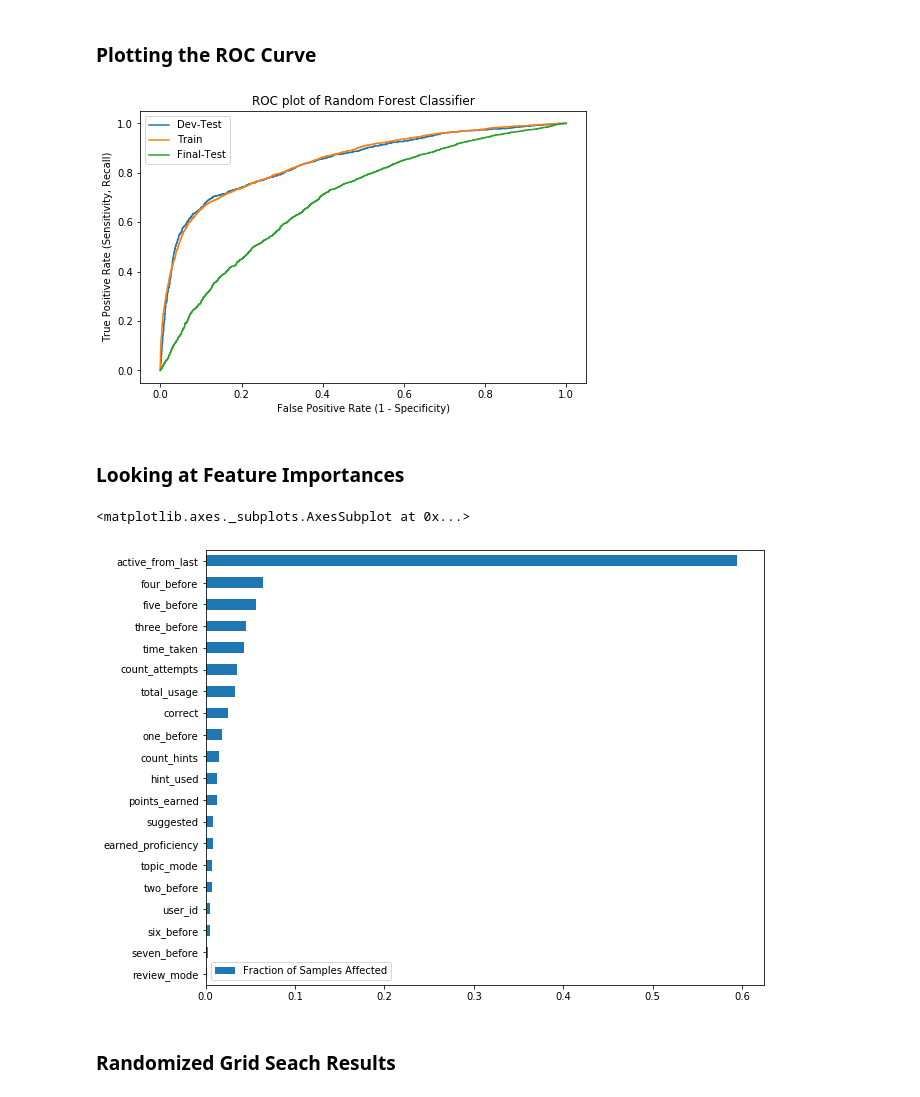
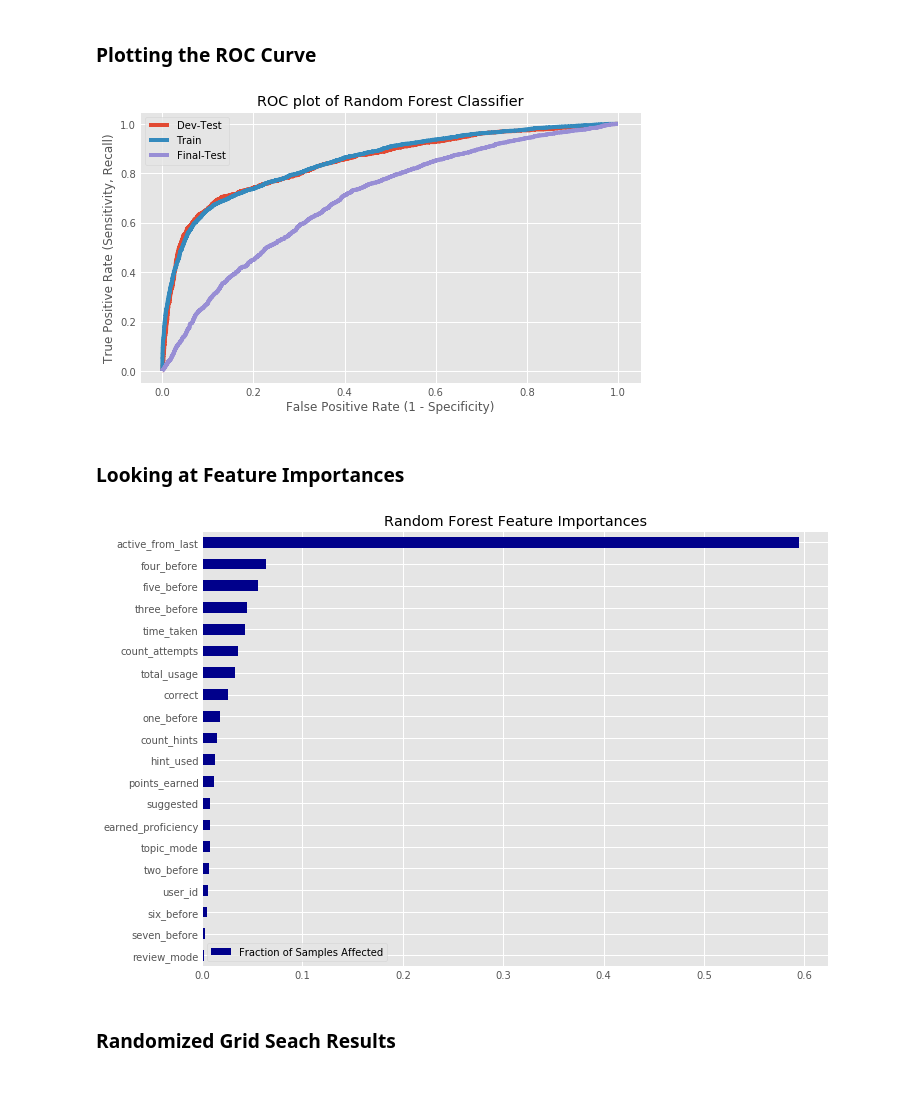
Before and after one commit to branlindsey/junyi_app_user, a Jupyter notebook: Random_Forest_Model-Final.ipynb, the cells around one changed output. Saved outputs shown, nothing was run; the diff lists cells and outputs as text; code cells hidden in the pictures.

Commit message:
Add plots

```diff
--- a/Random_Forest_Model-Final.ipynb
+++ b/Random_Forest_Model-Final.ipynb
@@ -9,6 +9,8 @@ from sklearn.linear_model import LogisticRegression
 from sklearn.model_selection import train_test_split, RandomizedSearchCV
 from sklearn.metrics import precision_score, recall_score
 from sklearn.ensemble import RandomForestClassifier
+
+plt.style.use('ggplot')
 %matplotlib inline
 # %% [markdown]
 ### Reading in the Data
@@ -103,18 +105,19 @@ ax.set_ylabel("True Positive Rate (Sensitivity, Recall)")
 ax.set_title("ROC plot of Random Forest Classifier")
 ax.legend()
 plt.show()
+fig.savefig('images/rfroc.png')
 # %% [output]
-[figure, old version]
+[figure, new version]
 # %% [markdown]
 ### Looking at Feature Importances
 # %%
 feat_scores = pd.DataFrame({'Fraction of Samples Affected' : rfc.feature_importances_},
                            index=data.columns.values[:-1])
 feat_scores = feat_scores.sort_values(by='Fraction of Samples Affected')
-feat_scores.plot(kind='barh', figsize=(10,8))
+feat_scores.plot(kind='barh', figsize=(10,8), color='darkblue', title='Random Forest Feature Importances', )
+fig.savefig('images/rffi.png')
 # %% [output]
-<matplotlib.axes._subplots.AxesSubplot at 0x...>
-[figure, old version]
+[figure, new version]
 # %% [markdown]
 ### Randomized Grid Seach Results
 # %%
```
Also changed, not shown: 18 other files.
